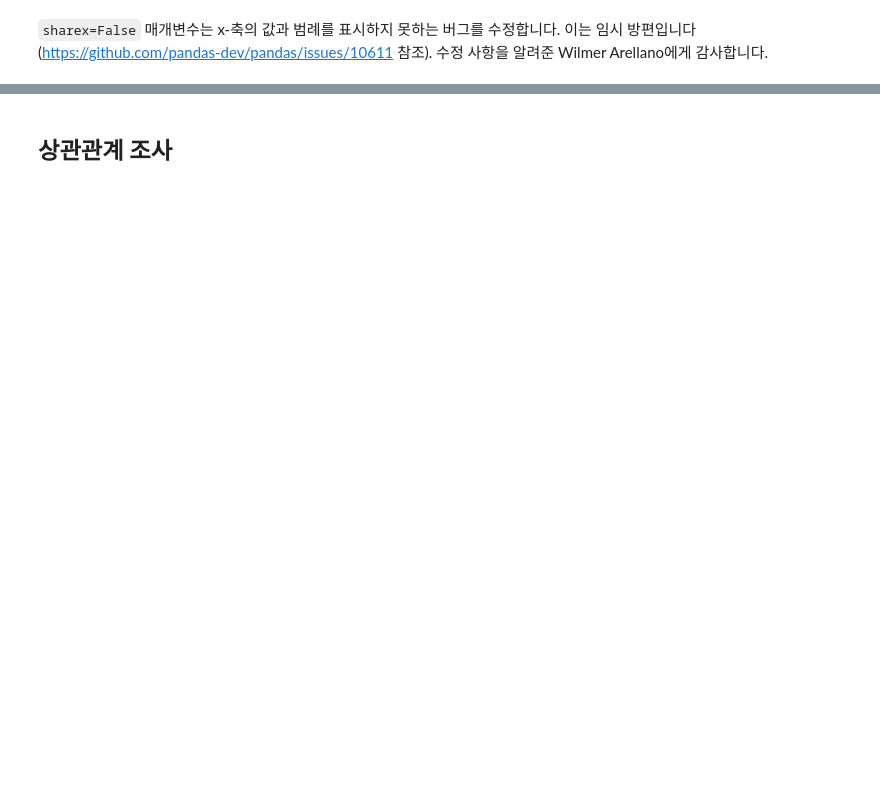
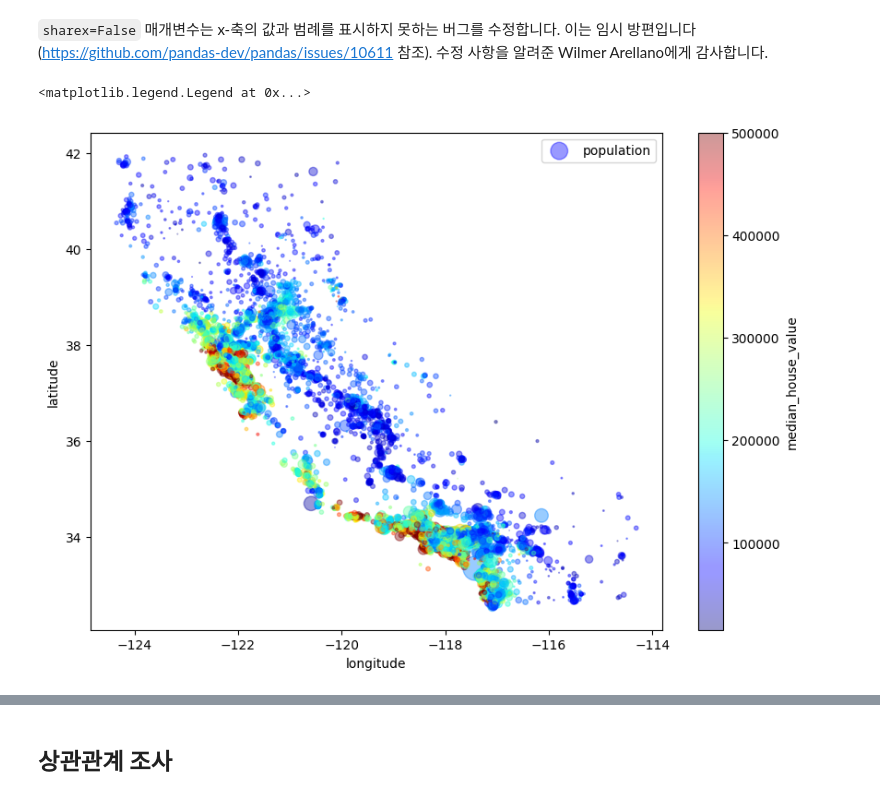
Before and after one commit to 2024603039/2026_exercise_1, a Jupyter notebook: 02_end_to_end_machine_learning_project.ipynb, the cells around one changed output, grey strips where cells are left out. Saved outputs shown, nothing was run; the diff lists cells and outputs as text; code cells hidden in the pictures; blank space fills up the shorter version.

```diff
--- a/02_end_to_end_machine_learning_project.ipynb
+++ b/02_end_to_end_machine_learning_project.ipynb
@@ -452,10 +299,13 @@ save_fig("better_visualization_plot")
 # %%
 housing.plot(kind="scatter", x="longitude", y="latitude", alpha=0.4,
              s=housing["population"]/100, label="population", figsize=(10,7),
              c="median_house_value", cmap=plt.get_cmap("jet"), colorbar=True,
              sharex=False)
 plt.legend()
-save_fig("housing_prices_scatterplot")
+#save_fig("housing_prices_scatterplot")
+# %% [output]
+<matplotlib.legend.Legend at 0x...>
+[figure, added]
 # %%
 # Download the California image
 images_path = os.path.join(PROJECT_ROOT_DIR, "images", "end_to_end_project")
```
Also changed, not shown: parts of 119 cells of this notebook.
